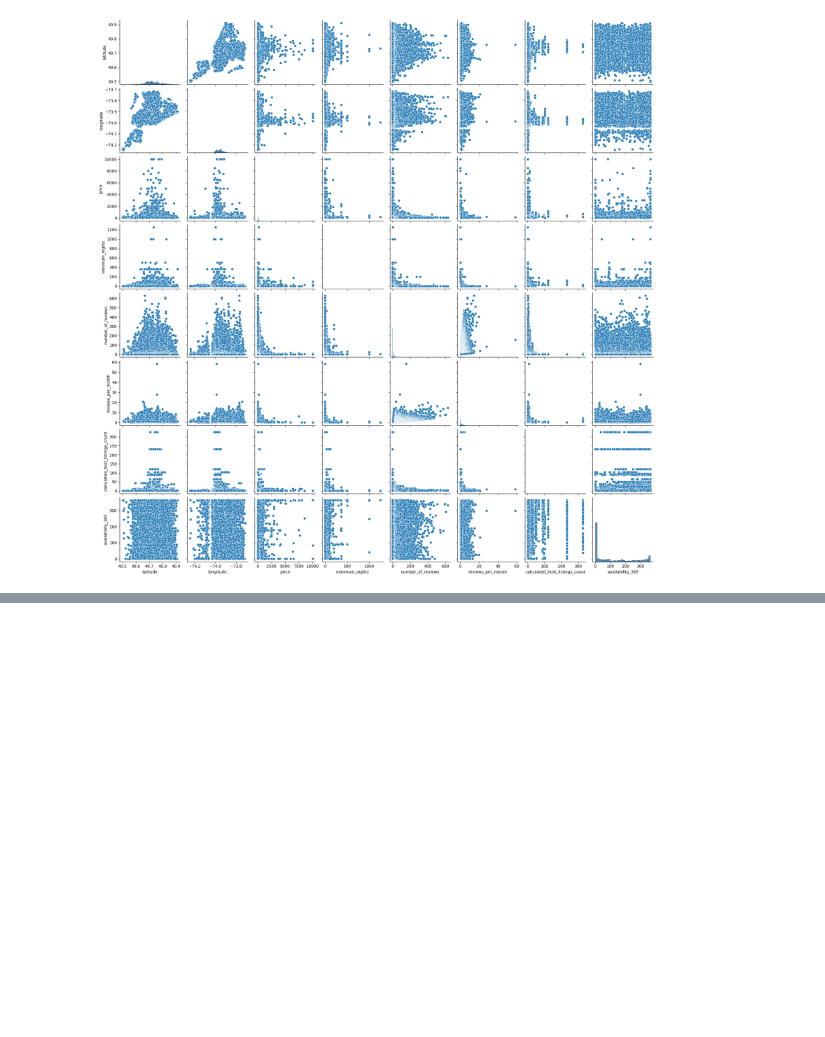
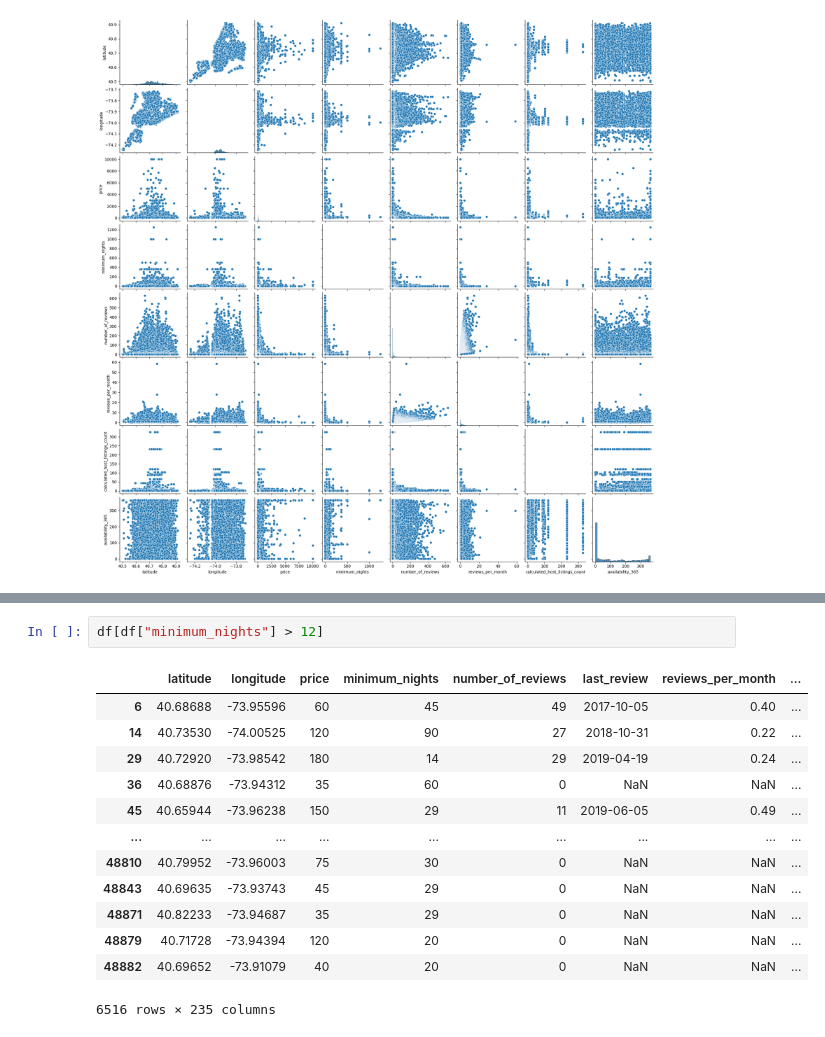
Before and after one commit to Jasn2002/data-preprocessing-project-tutorial, a Jupyter notebook: explore.ipynb, the cells around one changed output, grey strips where cells are left out. Drawn from its saved outputs; the diff is of its cells as text; blank space fills up the shorter version.

```diff
--- a/explore.ipynb
+++ b/explore.ipynb
@@ -114,0 +210,16 @@ sns.pairplot(data = df)
+# %%
+df[df["minimum_nights"] > 12]
+# %% [output]
+|  | latitude | longitude | price | minimum_nights | number_of_reviews | last_review | reviews_per_month | ... |
+| 6 | 40.68688 | -73.95596 | 60 | 45 | 49 | 2017-10-05 | 0.40 | ... |
+| 14 | 40.73530 | -74.00525 | 120 | 90 | 27 | 2018-10-31 | 0.22 | ... |
+| 29 | 40.72920 | -73.98542 | 180 | 14 | 29 | 2019-04-19 | 0.24 | ... |
+| 36 | 40.68876 | -73.94312 | 35 | 60 | 0 | NaN | NaN | ... |
+| 45 | 40.65944 | -73.96238 | 150 | 29 | 11 | 2019-06-05 | 0.49 | ... |
+| ... | ... | ... | ... | ... | ... | ... | ... | ... |
+| 48810 | 40.79952 | -73.96003 | 75 | 30 | 0 | NaN | NaN | ... |
+| 48843 | 40.69635 | -73.93743 | 45 | 29 | 0 | NaN | NaN | ... |
+| 48871 | 40.82233 | -73.94687 | 35 | 29 | 0 | NaN | NaN | ... |
+| 48879 | 40.71728 | -73.94394 | 120 | 20 | 0 | NaN | NaN | ... |
+| 48882 | 40.69652 | -73.91079 | 40 | 20 | 0 | NaN | NaN | ... |
+6516 rows × 235 columns
```
Also changed, not shown: parts of 25 cells of this notebook, 4 other files.
